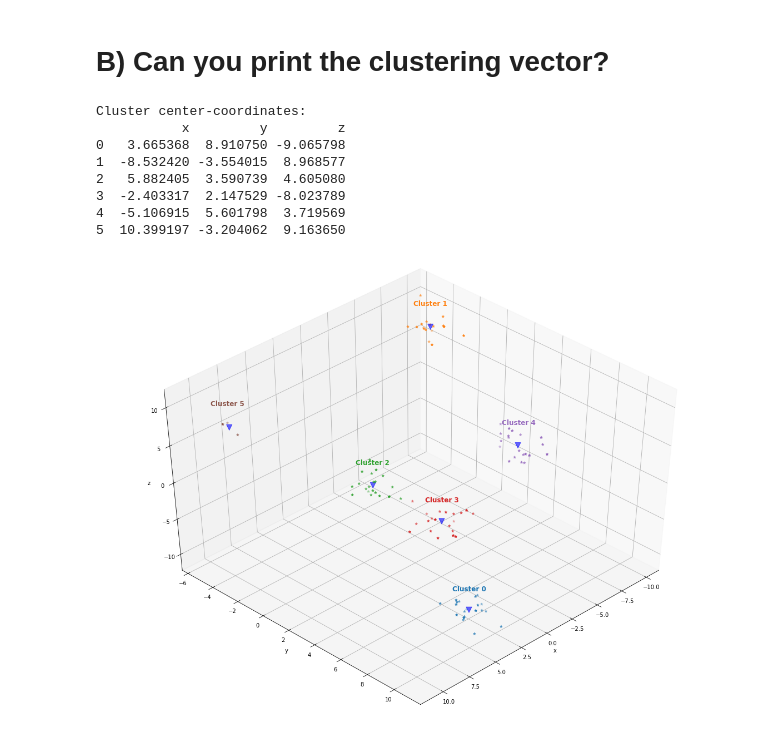
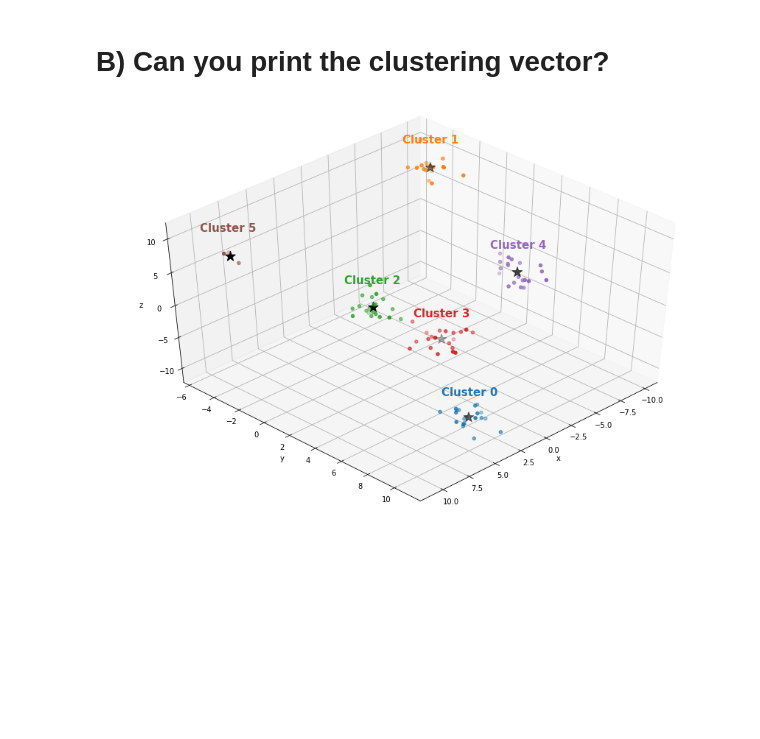
Before and after one commit to slimouGit/ds-repository, a Jupyter notebook: Exercise_12/Exercise_01.ipynb, the cells around one changed output. Saved outputs shown, nothing was run; the diff lists cells and outputs as text; code cells hidden in the pictures; blank space fills up the shorter version.

```diff
--- a/Exercise_12/Exercise_01.ipynb
+++ b/Exercise_12/Exercise_01.ipynb
@@ -30,19 +30,16 @@ plt.show()
 # %%
 from sklearn.cluster import KMeans
 
-kdf = pd.DataFrame({"k": range(1,21)})
+kdf = pd.DataFrame({"k": range(1,11)})
 kdf["kmeans"] = kdf.apply( lambda row: KMeans(n_clusters=row["k"], random_state=0).fit(df.values), axis=1)
-
-# sum of squared distances (samples to closest cluster center)
-kdf["inertia"] = kdf.apply( lambda row: row["kmeans"].inertia_, axis=1)
-
-print(kdf)
+kdf["Inertia"] = kdf.apply( lambda row: row["kmeans"].inertia_, axis=1)
 
 fig = plt.figure()
 ax = fig.add_subplot(111)
+ax.set_title('The Elbow Method showing the optimal k')
 ax.set_xlabel('k')
-ax.set_ylabel('inertia')
+ax.set_ylabel('Inertia')
 
-ax.plot(kdf["k"], kdf["inertia"], 'b')
+ax.plot(kdf["k"], kdf["Inertia"], 'b')
 plt.show()
 # %% [output]
@@ -67,50 +47,41 @@ plt.show()
 # %% [markdown]
 # B) Can you print the clustering vector?
 # %%
-#from solution above I choose 5 as the best value of K
+#from elbow-method solution above I choose 6 as the best value of K
 k = 6
 rangecluster = range(0,k)
 kmeans = kdf["kmeans"][k-1]
 
-# dataframe of cluster centers
-cluster_centers = pd.DataFrame( kmeans.cluster_centers_, columns=["x", "y", "z"] )
-
-print("Cluster center-coordinates:")
-print(cluster_centers)
+# get dataframe of cluster centers
+bkdf = pd.DataFrame( kmeans.cluster_centers_, columns=["x", "y", "z"] )
 
 # setup plot
-fig = plt.figure(figsize=(20,15))
+fig = plt.figure(figsize=(15,10))
 ax = fig.add_subplot(111, projection='3d')
 ax.set_xlabel('x')
 ax.set_ylabel('y')
 ax.set_zlabel('z')
 
-# plot center points
-ax.scatter(bkdf.iloc[:,0], bkdf.iloc[:,1], bkdf.iloc[:,2], c='b', marker='v', alpha=0.6, s=100)
+# plot cluster center points
+ax.scatter(bkdf.iloc[:,0], bkdf.iloc[:,1], bkdf.iloc[:,2], c='black', marker='*', s=200)
 
-# retrieve default colormap
+# default colormap
 colors = plt.rcParams['axes.prop_cycle'].by_key()['color']
 
-# plot by cluster (each time different color)
+# plot by cluster in separate colors
 for cluster in rangecluster:
-    c_colors = df.loc[df["cluster"] == cluster]
+    # select cluster
+    cdf = df.loc[df["cluster"] == cluster]
 
-    # plot
-    ax.scatter(c_colors.iloc[:,0], c_colors.iloc[:,1], c_colors.iloc[:,2], c=colors[cluster], marker='*')
+    # plot cluster
+    ax.scatter(cdf.iloc[:,0], cdf.iloc[:,1], cdf.iloc[:,2], c=colors[cluster], marker='o')
 
-    # labels
-    ax.text(bkdf.iloc[cluster,0], bkdf.iloc[cluster,1], bkdf.iloc[cluster,2]+3, "Cluster {}".format(cluster), None, va='center', ha='center', color=colors[cluster], weight='bold', size='larger')
+    # cluster label
+    ax.text(bkdf.iloc[cluster,0], bkdf.iloc[cluster,1], bkdf.iloc[cluster,2]+4, "Cluster {}".format(cluster), None, va='center', ha='center', color=colors[cluster], weight='bold', size='15')
 
 ax.view_init(45, 45)
 
+# output
 plt.show()
 # %% [output]
-Cluster center-coordinates:
-           x         y         z
-0   3.665368  8.910750 -9.065798
-1  -8.532420 -3.554015  8.968577
-2   5.882405  3.590739  4.605080
-3  -2.403317  2.147529 -8.023789
-4  -5.106915  5.601798  3.719569
-5  10.399197 -3.204062  9.163650
-[figure, old version]
+[figure, new version]
```
Also changed, not shown: parts of 1 cell of this notebook.
